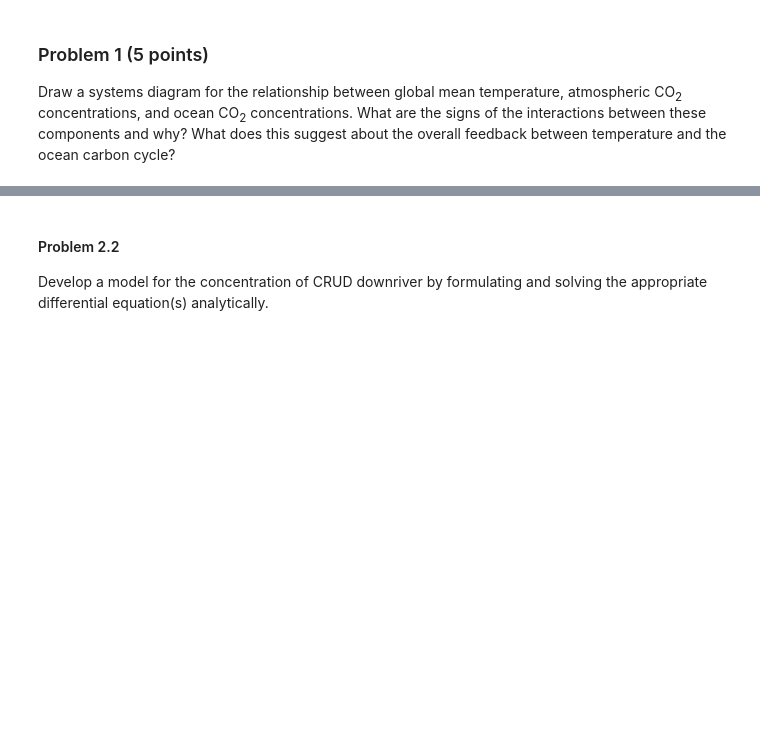
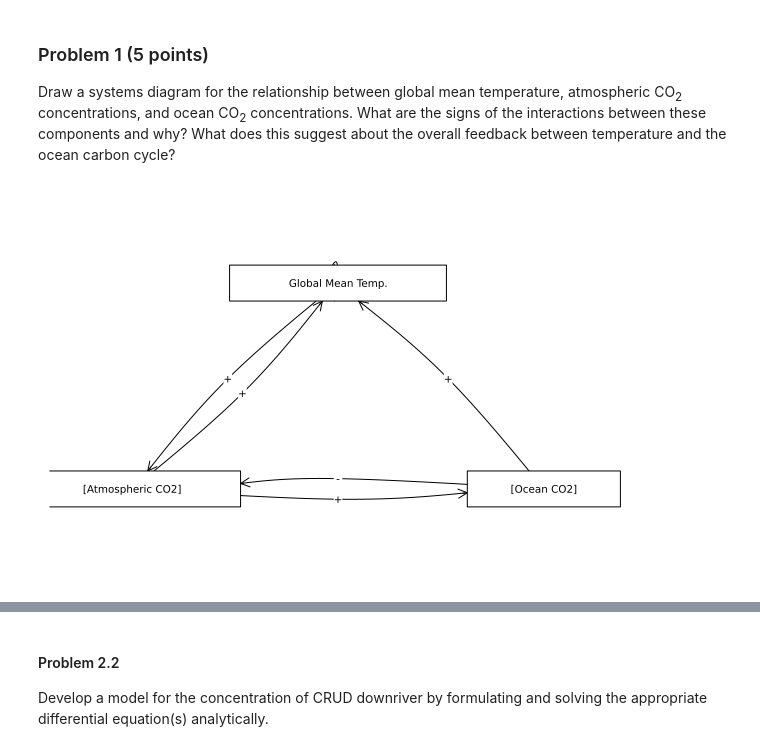
Before and after one commit to BEE4750-FA25/hw2-clairej, a Jupyter notebook: hw02.ipynb, the cells around one changed output, grey strips where cells are left out. Cells and saved outputs as stored; diff of their text form; code cells hidden in the pictures; blank space fills up the shorter version.

```diff
--- a/hw02.ipynb
+++ b/hw02.ipynb
@@ -50,20 +77,21 @@ CO<sub>2</sub> concentrations. What are the signs of the interactions
 between these components and why? What does this suggest about the
 overall feedback between temperature and the ocean carbon cycle?
 # %%
-A = [0 1 1 1;
-    0 0 0 1;
-    0 0 0 1;
-    0 0 0 0]
+A = [0 1 1 ;
+    1 1 0 ;
+    1 1 0]
 
-names = ["Plant", "Land Treatment", "Chem Treatment", "Pristine Brook"]
+names = ["[Atmospheric CO2]", "Global Mean Temp.", "[Ocean CO2]"]
 # modify this dictionary to add labels
-edge_labels = Dict((1, 2) => "", (1,3) => "", (1, 4) => "",(2, 4) => "",(3, 4) => "")
-shapes=[:hexagon, :rect, :rect, :hexagon]
-xpos = [0, -1.5, -0.25, 1]
-ypos = [1, 0, 0, -1]
+edge_labels = Dict((1, 2) => "+", (1,3) => "+", (2, 1) => "+",(2, 3) => "-",(3, 1) => "-",(3,2)=> "+")
+shapes=[:rect, :rect, :rect]
+xpos = [-1, 0, 1]
+ypos = [0, 1, 0]
 
 p = graphplot(A, names=names,edgelabel=edge_labels, markersize=0.15, markershapes=shapes, markercolor=:white, x=xpos, y=ypos)
 display(p)
+# %% [output]
+[figure, added]
 # %% [markdown]
 > **Tip**
 >
```
Also changed, not shown: parts of 2 cells of this notebook.
